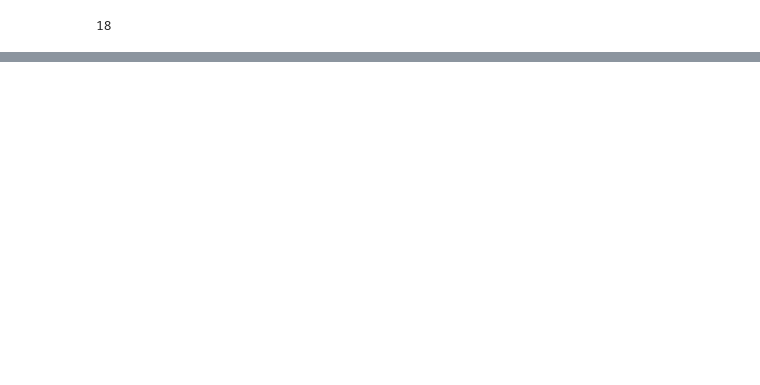
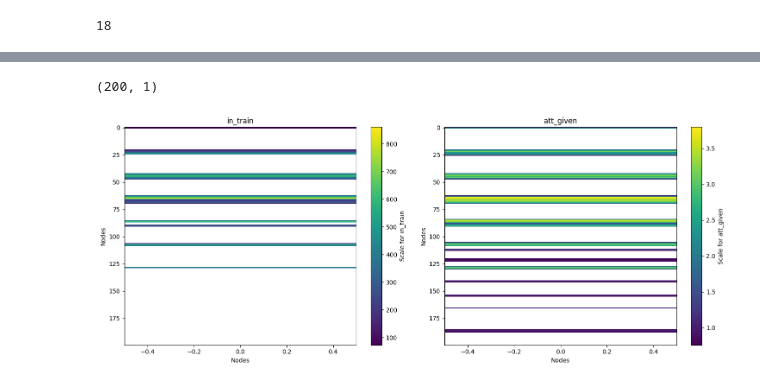
Before and after one commit to omerAJ/Hyb-STEX, a Jupyter notebook: evaluateLosses.ipynb, the cells around one changed output, grey strips where cells are left out. Drawn from its saved outputs; the diff is of its cells as text; code cells hidden in the pictures; blank space fills up the shorter version.

```diff
--- a/evaluateLosses.ipynb
+++ b/evaluateLosses.ipynb
@@ -115,0 +214,12 @@ len(dataloader['test'])
+# %%
+adj_mx = np.load(r'D:\omer\ST-SSL\data\NYCTaxi\adj_lpe_shared_raw.npz')["adj_mx"]
+att_given = adj_mx.sum(axis=0).reshape(-1, 1)
+mask_att=att_given<0.75
+import matplotlib.pyplot as plt
+plt.figure(figsize=(10, 8))
+plt.imshow(att_given, cmap='viridis', aspect='auto')
+plt.colorbar(label='no. of cars')
+plt.title('adj_mx')
+plt.xlabel('nodes')
+plt.ylabel('nodes')
+plt.show()
@@ -115,0 +228,38 @@ len(dataloader['test'])
+# %%
+mask_att=att_given<0.75
+print(mask_att.shape)
+# %% [output]
+(200, 1)
+# %%
+
+import numpy as np
+import matplotlib.pyplot as plt
+x_train = np.load(r'D:\omer\ST-SSL\data\NYCTaxi\train.npz')["x"]
+in_train = x_train[0, 1, :, 0]
+# Create subplots
+fig, axes = plt.subplots(nrows=1, ncols=2, figsize=(15, 6))
+_att_given = att_given.copy()
+_att_given[att_given < 0.75] = -np.inf
+# First matrix
+in_train = in_train.reshape(-1, 1)
+_in_train = in_train.copy()
+# _in_train[(_in_train > 5) & (att_given < 0.8)] = -np.inf
+_in_train[(_in_train <= 70)] = -np.inf
+im1 = axes[0].imshow(_in_train.reshape(-1, 1), cmap='viridis', aspect='auto')
+fig.colorbar(im1, ax=axes[0], label='Scale for in_train')
+axes[0].set_title('in_train')
+axes[0].set_xlabel('Nodes')
+axes[0].set_ylabel('Nodes')
+
+# Second matrix
+im2 = axes[1].imshow(_att_given.reshape(-1, 1), cmap='viridis', aspect='auto')
+fig.colorbar(im2, ax=axes[1], label='Scale for att_given')
+axes[1].set_title('att_given')
+axes[1].set_xlabel('Nodes')
+axes[1].set_ylabel('Nodes')
+
+# Adjust layout
+plt.tight_layout()
+plt.show()
+# %% [output]
+[figure, added]
```
Also changed, not shown: parts of 10 cells of this notebook, 2 other files.
